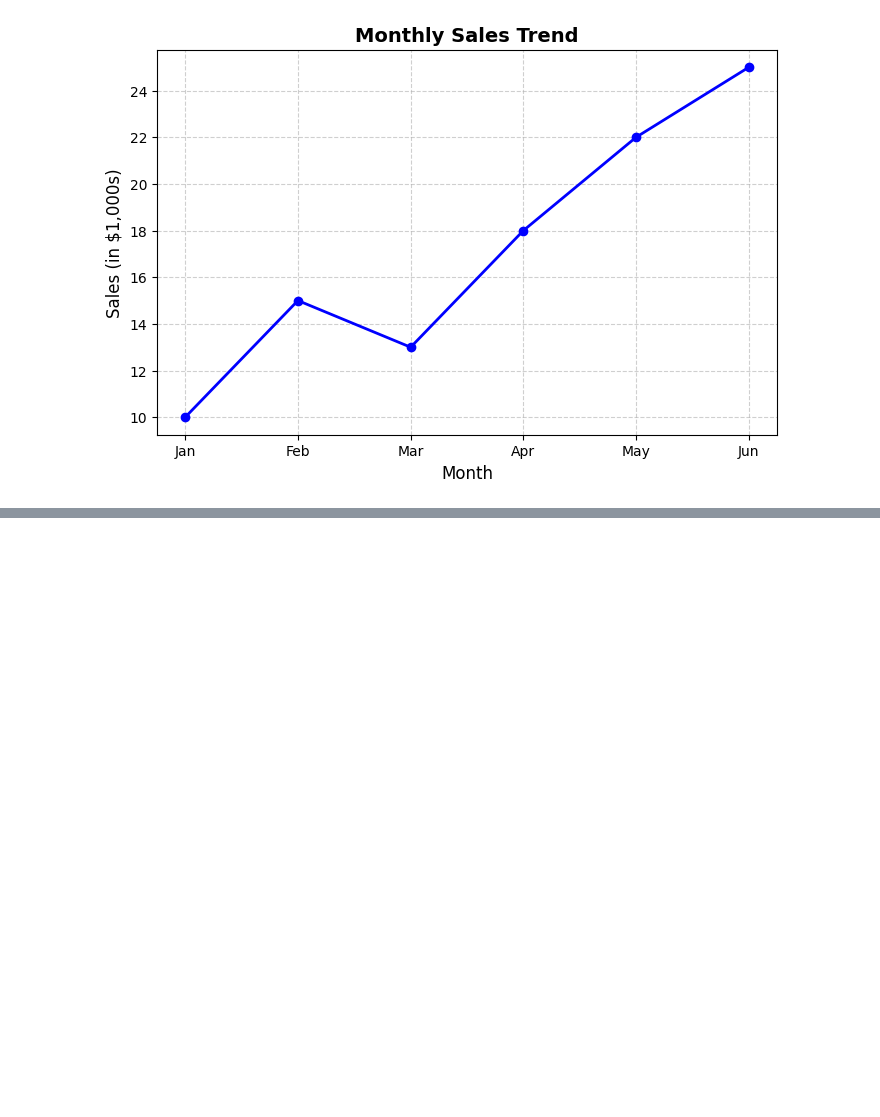
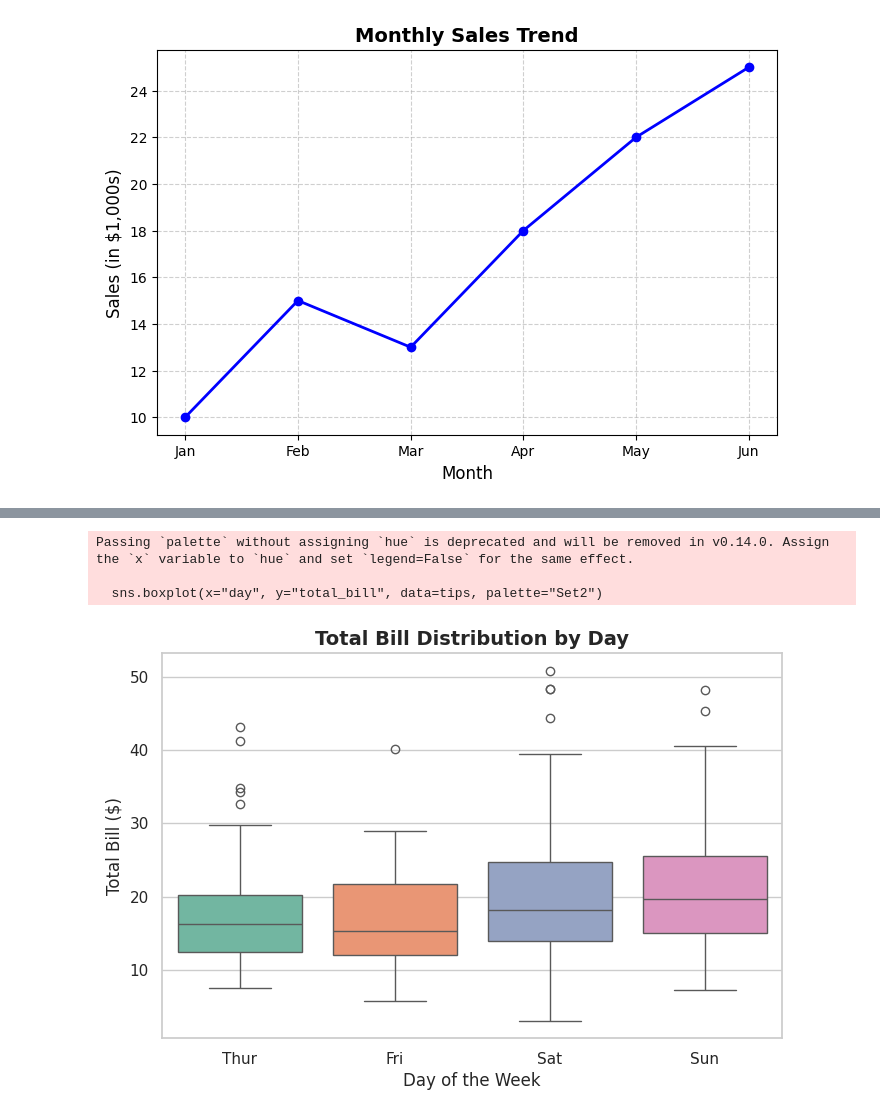
Before and after one commit to Udaythecoder/ethnotech, a Jupyter notebook: Untitled0.ipynb, the cells around one changed output, grey strips where cells are left out. Cells and saved outputs as stored; diff of their text form; code cells hidden in the pictures; blank space fills up the shorter version.

```diff
--- a/Untitled0.ipynb
+++ b/Untitled0.ipynb
@@ -46,0 +110,26 @@ plt.show()
+# %%
+import seaborn as sns
+import matplotlib.pyplot as plt
+
+# Setting a clean aesthetic style
+sns.set_theme(style="whitegrid")
+
+# Using a built-in Seaborn dataset (Tips in a restaurant)
+tips = sns.load_dataset("tips")
+
+# Create the plot
+plt.figure(figsize=(8, 5))
+sns.boxplot(x="day", y="total_bill", data=tips, palette="Set2")
+
+# Customization
+plt.title('Total Bill Distribution by Day', fontsize=14, fontweight='bold')
+plt.xlabel('Day of the Week', fontsize=12)
+plt.ylabel('Total Bill ($)', fontsize=12)
+
+# Show the plot
+plt.show()
+# %% [output]
+Passing `palette` without assigning `hue` is deprecated and will be removed in v0.14.0. Assign the `x` variable to `hue` and set `legend=False` for the same effect.
+
+  sns.boxplot(x="day", y="total_bill", data=tips, palette="Set2")
+[figure, added]
```
Also changed, not shown: parts of 4 cells of this notebook.
